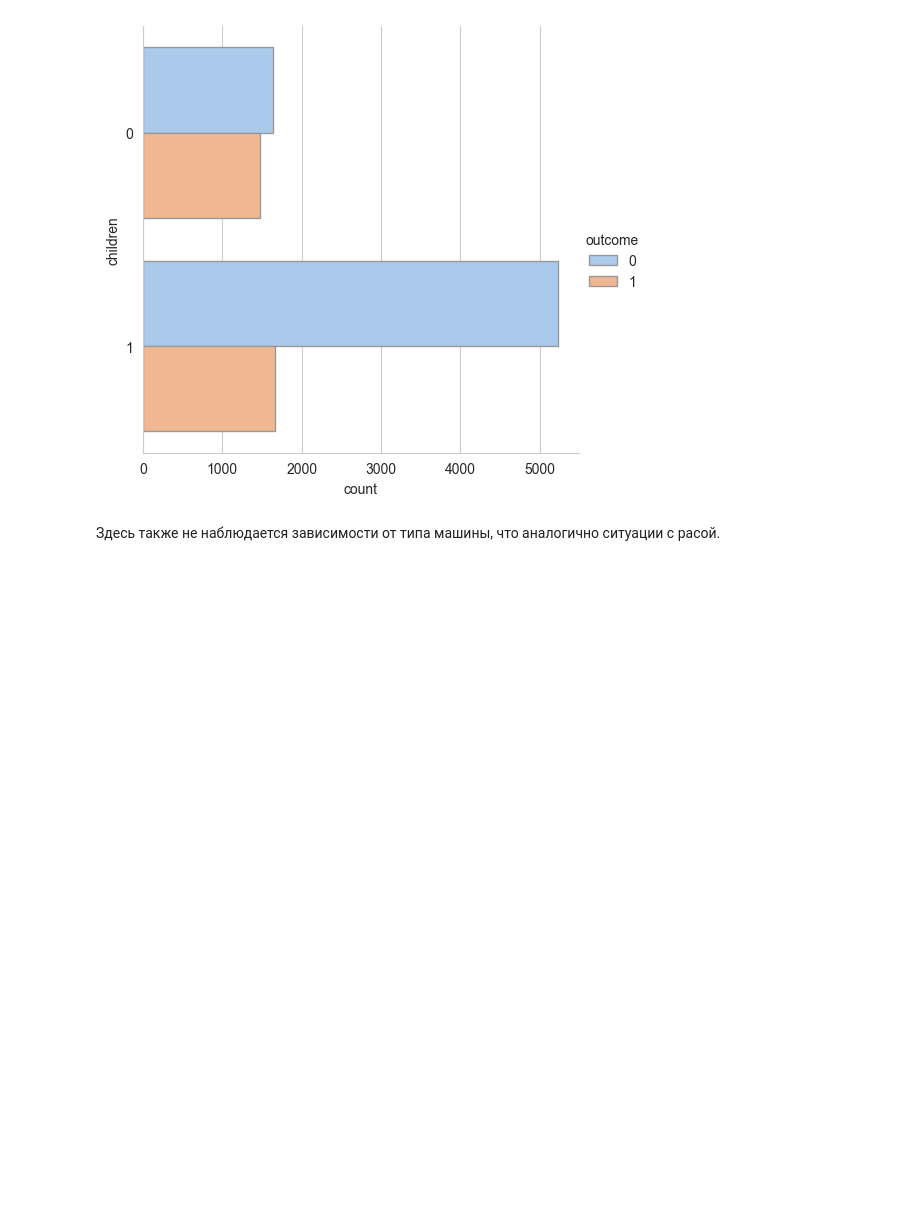
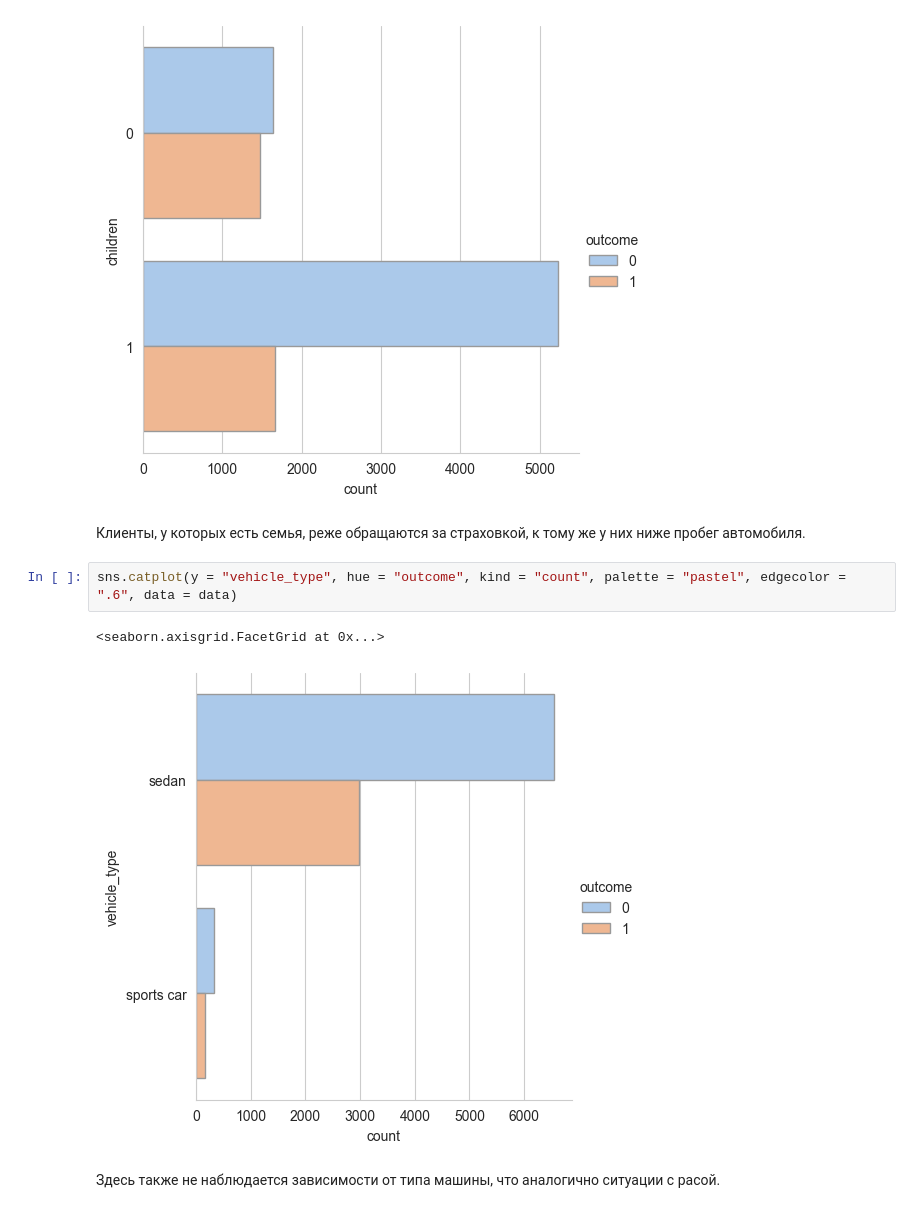
Before and after one commit to safarov-nm/machine-learning-and-data-analysis-practice, a Jupyter notebook: SafarovNM_HW1.ipynb, the cells around one changed output. Cells and saved outputs as stored; diff of their text form; blank space fills up the shorter version.

```diff
--- a/SafarovNM_HW1.ipynb
+++ b/SafarovNM_HW1.ipynb
@@ -214,6 +214,13 @@ sns.catplot(y = "children", hue = "outcome", kind = "count", palette = "pastel",
 # %% [output]
 <seaborn.axisgrid.FacetGrid at 0x...>
 [figure]
+# %% [markdown]
+<p style="font-family: Times New Roman;">Клиенты, у которых есть семья, реже обращаются за страховкой, к тому же у них ниже пробег автомобиля.</p>
+# %%
+sns.catplot(y = "vehicle_type", hue = "outcome", kind = "count", palette = "pastel", edgecolor = ".6", data = data)
+# %% [output]
+<seaborn.axisgrid.FacetGrid at 0x...>
+[figure, added]
 # %% [markdown]
 <p style="font-family: Times New Roman;">Здесь также не наблюдается зависимости от типа машины, что аналогично ситуации с расой.</p>
 # %%
```
Also changed, not shown: parts of 2 cells of this notebook.
